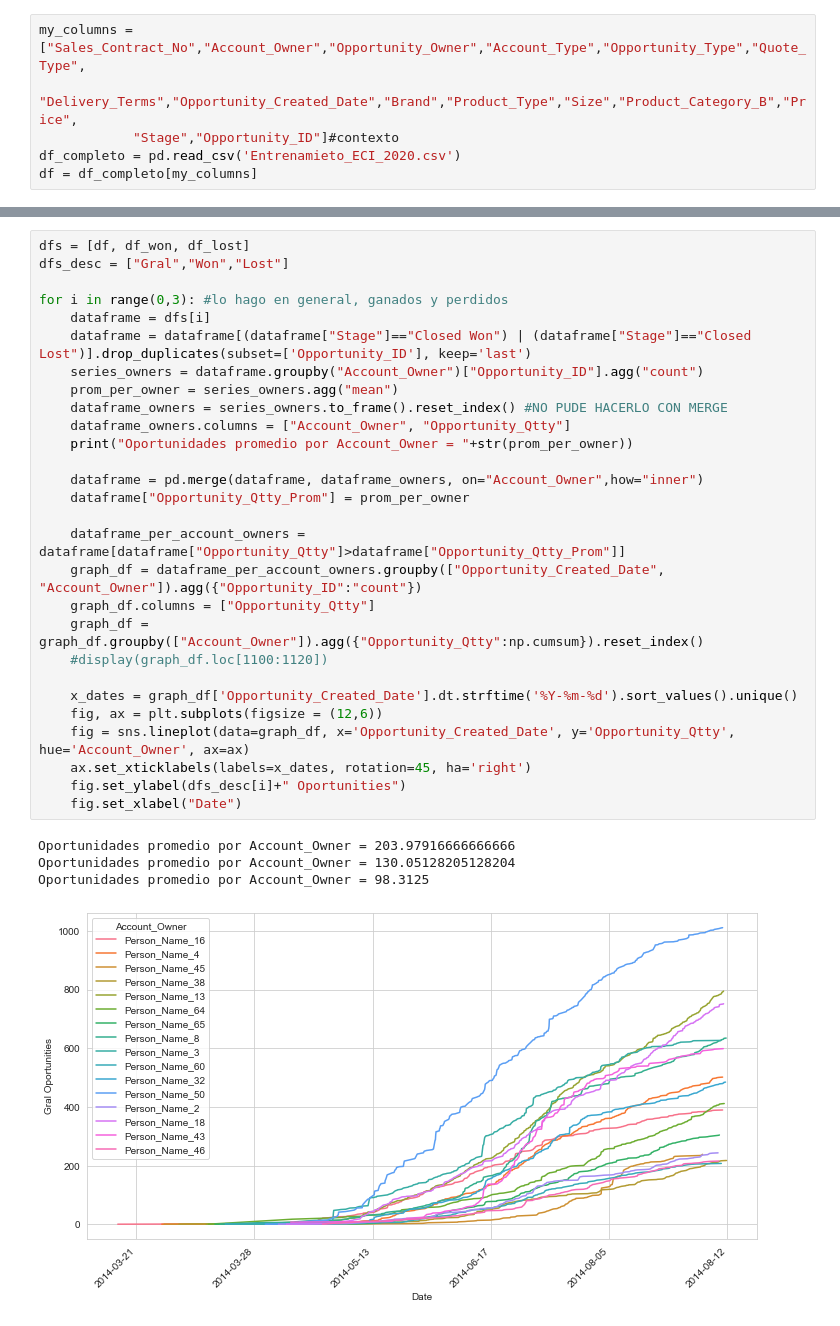
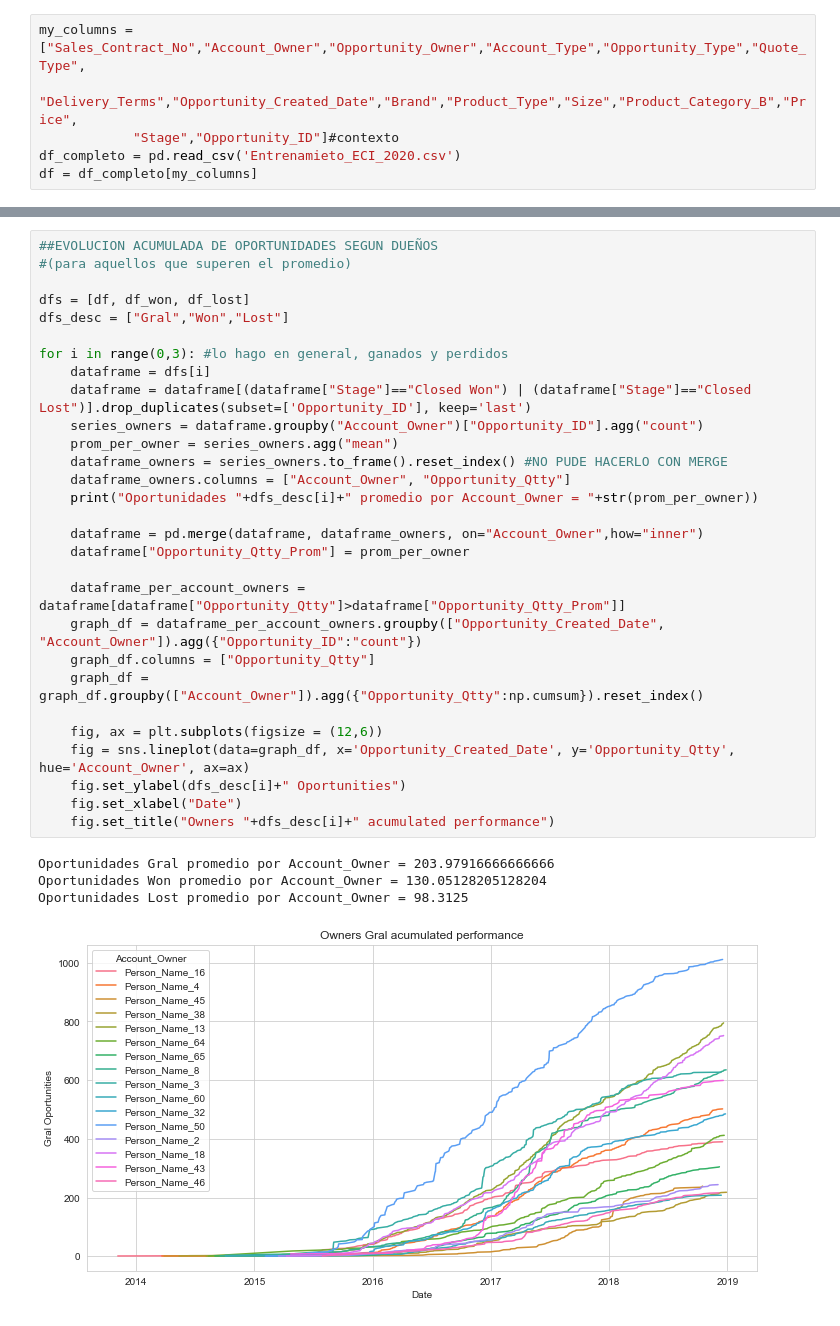
Before and after one commit to fede-alt/datos_2c2020_tp1, a Jupyter notebook: Pruebas/Pruebas_Fede.ipynb, the cells around one changed output, grey strips where cells are left out. Cells and saved outputs as stored; diff of their text form.

Commit message:
corrijo eje de una visualizacion, coloco titulos

```diff
--- a/Pruebas/Pruebas_Fede.ipynb
+++ b/Pruebas/Pruebas_Fede.ipynb
@@ -67,33 +53,34 @@ Name: Opportunity_Created_Month, dtype: int64
 # %%
+##EVOLUCION ACUMULADA DE OPORTUNIDADES SEGUN DUEÑOS
+#(para aquellos que superen el promedio)
+
 dfs = [df, df_won, df_lost]
 dfs_desc = ["Gral","Won","Lost"]
 
 for i in range(0,3): #lo hago en general, ganados y perdidos
     dataframe = dfs[i]
     dataframe = dataframe[(dataframe["Stage"]=="Closed Won") | (dataframe["Stage"]=="Closed Lost")].drop_duplicates(subset=['Opportunity_ID'], keep='last')
     series_owners = dataframe.groupby("Account_Owner")["Opportunity_ID"].agg("count")
     prom_per_owner = series_owners.agg("mean")
     dataframe_owners = series_owners.to_frame().reset_index() #NO PUDE HACERLO CON MERGE
     dataframe_owners.columns = ["Account_Owner", "Opportunity_Qtty"]
-    print("Oportunidades promedio por Account_Owner = "+str(prom_per_owner))
+    print("Oportunidades "+dfs_desc[i]+" promedio por Account_Owner = "+str(prom_per_owner))
 
     dataframe = pd.merge(dataframe, dataframe_owners, on="Account_Owner",how="inner")
     dataframe["Opportunity_Qtty_Prom"] = prom_per_owner
 
     dataframe_per_account_owners = dataframe[dataframe["Opportunity_Qtty"]>dataframe["Opportunity_Qtty_Prom"]]
     graph_df = dataframe_per_account_owners.groupby(["Opportunity_Created_Date", "Account_Owner"]).agg({"Opportunity_ID":"count"})
     graph_df.columns = ["Opportunity_Qtty"]
     graph_df = graph_df.groupby(["Account_Owner"]).agg({"Opportunity_Qtty":np.cumsum}).reset_index()
-    #display(graph_df.loc[1100:1120])
 
-    x_dates = graph_df['Opportunity_Created_Date'].dt.strftime('%Y-%m-%d').sort_values().unique()
     fig, ax = plt.subplots(figsize = (12,6))
     fig = sns.lineplot(data=graph_df, x='Opportunity_Created_Date', y='Opportunity_Qtty', hue='Account_Owner', ax=ax)
-    ax.set_xticklabels(labels=x_dates, rotation=45, ha='right')
     fig.set_ylabel(dfs_desc[i]+" Oportunities")
     fig.set_xlabel("Date")
+    fig.set_title("Owners "+dfs_desc[i]+" acumulated performance")
 # %% [output]
-Oportunidades promedio por Account_Owner = 203.97916666666666
-Oportunidades promedio por Account_Owner = 130.05128205128204
-Oportunidades promedio por Account_Owner = 98.3125
+Oportunidades Gral promedio por Account_Owner = 203.97916666666666
+Oportunidades Won promedio por Account_Owner = 130.05128205128204
+Oportunidades Lost promedio por Account_Owner = 98.3125
-[figure, old version]
+[figure, new version]
```
Also changed, not shown: parts of 4 cells of this notebook.
